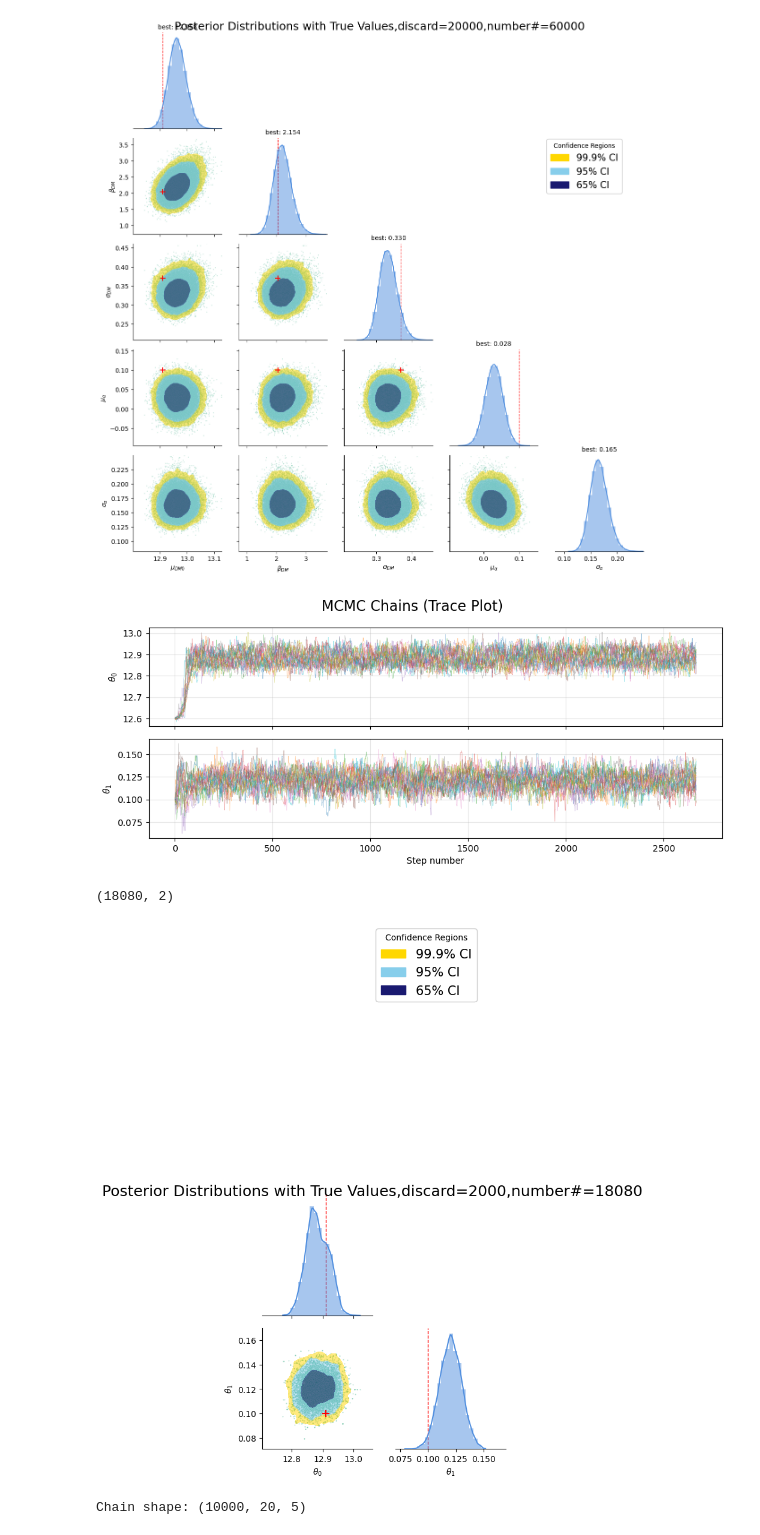
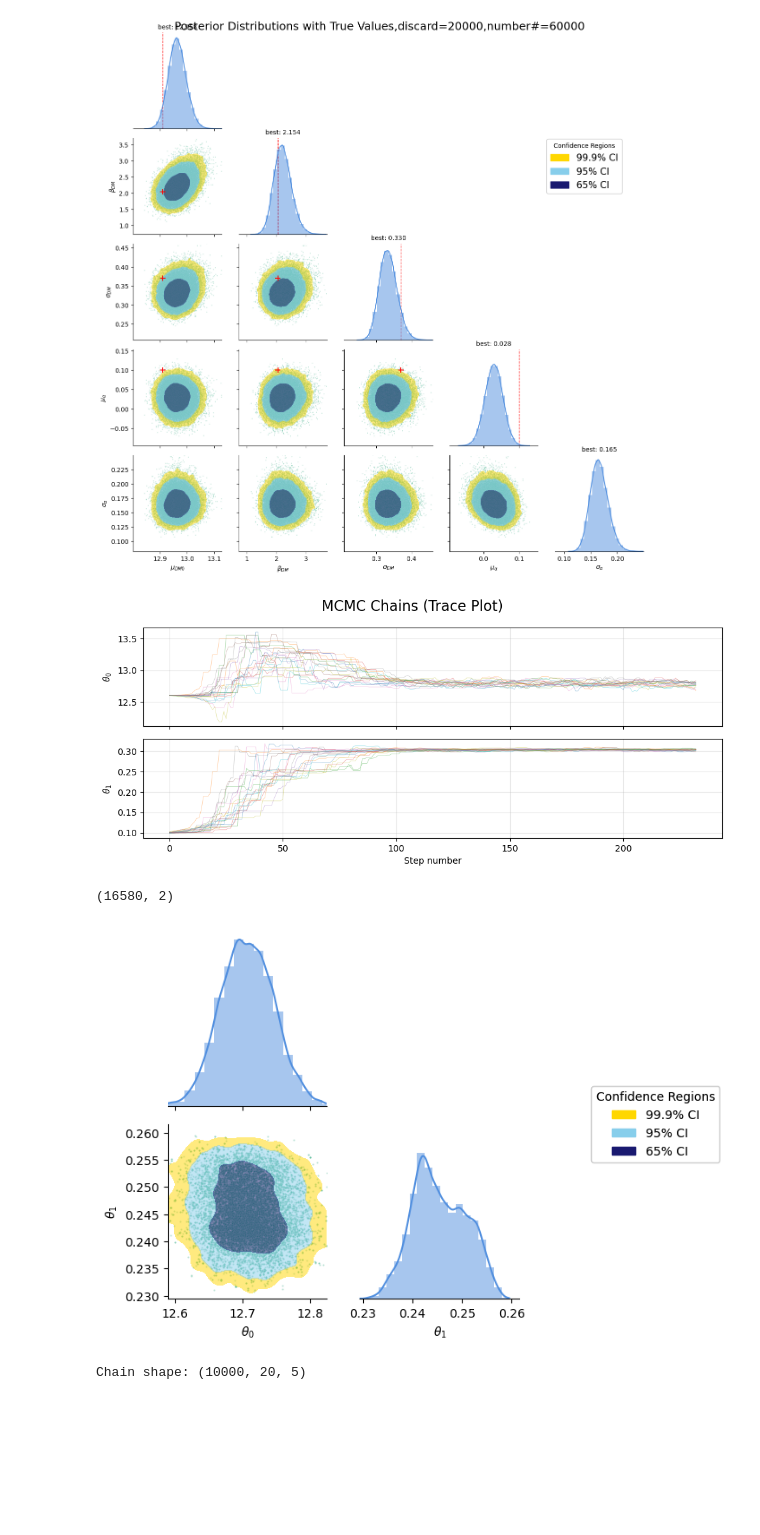
Before and after one commit to zheshishuoshuo/sl_inference_only_muDMalpha, a Jupyter notebook: test_notebook/plot_post.ipynb, the cells around one changed output. Cells and saved outputs as stored; diff of their text form; code cells hidden in the pictures; blank space fills up the shorter version.

```diff
--- a/test_notebook/plot_post.ipynb
+++ b/test_notebook/plot_post.ipynb
@@ -286,14 +286,14 @@ def plot_chains(hdf5_file, discard=0, thin=1, labels=None, max_steps=None):
     plt.show()
 # %%
 plot_chains(
-    hdf5_file="../chains/chains_eta_new_stage7.h5",
+    hdf5_file="../chains/chains_eta_new_stage_new_noeta_pre_scatter.h5",
     discard=00,
     thin=1,
     # labels=[r"$\mu_{DM0}$", r"$\beta_{DM}$", r"$\sigma_{DM}$", r"$\mu_\alpha$", r"$\sigma_\alpha$"],
     max_steps=None # 可选
 )
 # %% [output]
-[figure, old version]
+[figure, new version]
 # %%
 import numpy as np
 import pandas as pd
@@ -415,7 +415,7 @@ def plot_pairplot_with_truth(hdf5_file, discard=1000, thin=10, labels=None, trut
 
     # plt.savefig("post.png",dpi=300)
     # plt.title("Pairplot with Truth Values", fontsize=16)
-    plt.suptitle(f"Posterior Distributions with True Values,discard={discard},number#={samples.shape[0]}", fontsize=18, y=1)
+    # plt.suptitle(f"Posterior Distributions with True Values,discard={discard},number#={samples.shape[0]}", fontsize=18, y=1)
 
 
 
@@ -435,39 +435,40 @@ def plot_pairplot_with_truth(hdf5_file, discard=1000, thin=10, labels=None, trut
     # )
 
     # plt.legend(handles=legend_patches, title="Confidence Regions", loc="upper left", borderaxespad=0.)
-    legend = plt.legend(handles=legend_patches, loc='center right', bbox_to_anchor=(2, 4), title="Confidence Regions", fontsize=15)
+
+    legend = plt.legend(handles=legend_patches, loc='center right', bbox_to_anchor=(3.5, 1), title="Confidence Regions", fontsize=10)
     plt.gcf().add_artist(legend)
 
 
 
 
     plt.tight_layout()
     plt.show()
 
 
 
 plot_pairplot_with_truth(
-    hdf5_file="../chains/chains_eta_new_stage7.h5",
-    discard=2000,
+    hdf5_file="../chains/chains_eta_new_stage_new_noeta_pre_scatter.h5",
+    discard=200,
     thin=1,
     # labels=[r"$\mu_{DM0}$", r"$\beta_{DM}$", r"$\sigma_{DM}$", r"$\mu_\alpha$", r"$\sigma_\alpha$"],  # Example parameter names
     # truths=[12.575, 0.381, 0.073, 0.075],
     # truths=[12.91, 2.04, 0.37, 0.1, 0.05],
     truths=[12.91, 0.1],
-    width_factor=5,
+    width_factor=3,
     # max_steps=4000  # 可选，None表示不限制最大步数
 
 )
 #  np.array([12.5, 0.38, 0.05, 0.05])
 
 # true
 # (12.484790712318109,
 #  0.4365785108229181,
 #  0.07376295948617051,
 #  0.0748739106362481)
 # %% [output]
-(18080, 2)
+(16580, 2)
-[figure, old version]
+[figure, new version]
 # %%
 from emcee.backends import HDFBackend
 
```
Also changed, not shown: 11 other files.
